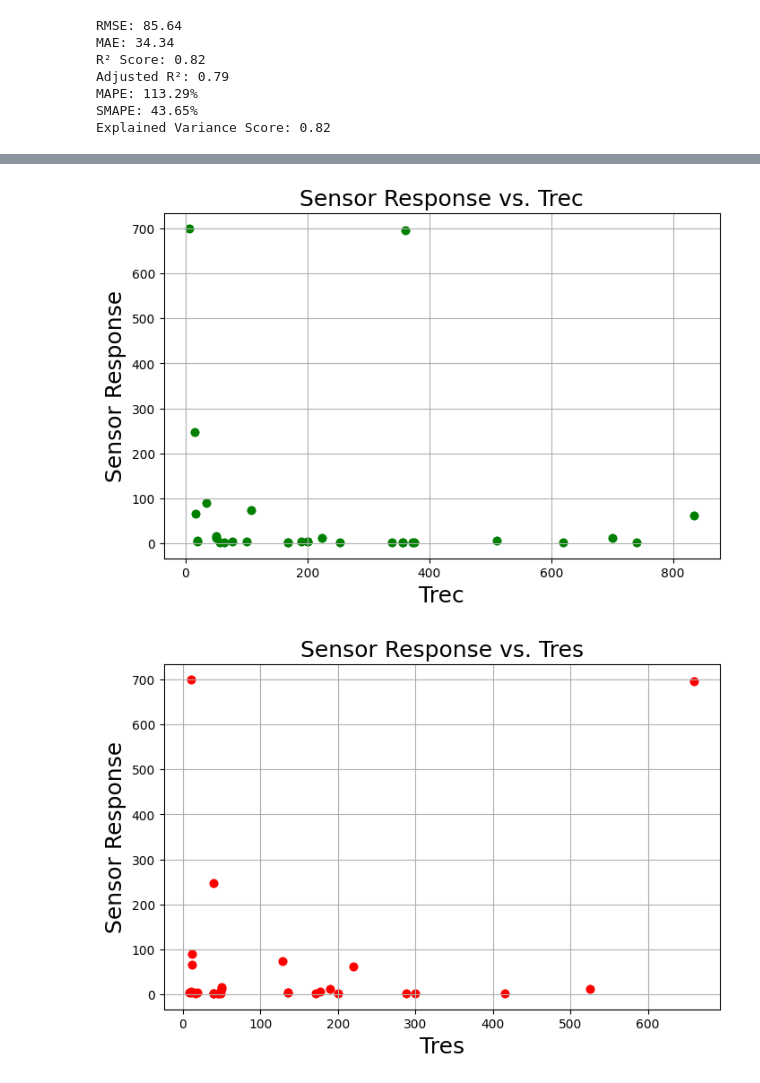
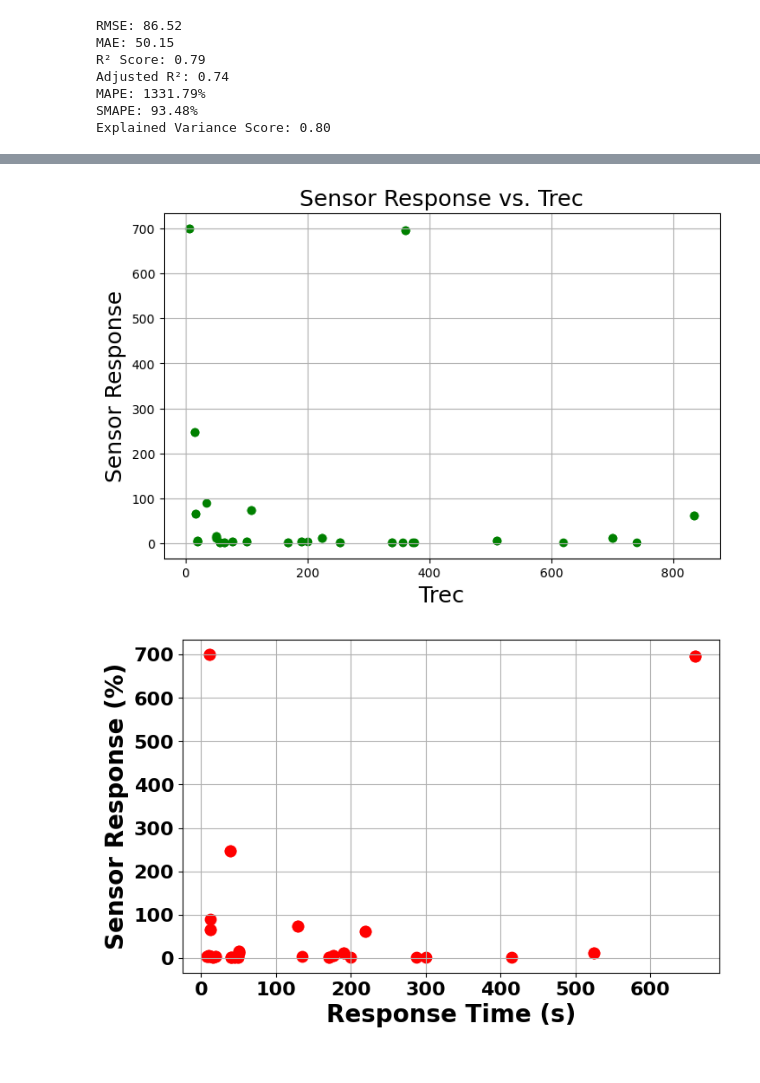
Before and after one commit to MonikSense/SensrGOSnO2, a Jupyter notebook: rGOSnO2_RFR training loss and accuracy.ipynb, the cells around one changed output, grey strips where cells are left out. Drawn from its saved outputs; the diff is of its cells as text; code cells hidden in the pictures.

```diff
--- a/rGOSnO2_RFR training loss and accuracy.ipynb
+++ b/rGOSnO2_RFR training loss and accuracy.ipynb
@@ -122,12 +122,14 @@ plt.grid()
 plt.show()
 
 
-# Plot Sensor Response vs. Trec
+# Plot Sensor Response vs. Tres
 plt.figure(figsize=(8, 5))
-plt.scatter(data['Tres'], data['Sensor Response'], color='red')
-plt.xlabel("Tres", fontsize=18)
-plt.ylabel("Sensor Response", fontsize=18)
-plt.title("Sensor Response vs. Tres", fontsize=18)
+plt.scatter(data['Tres'], data['Sensor Response'], color='red', s=80)
+plt.xlabel("Response Time (s)", fontsize=20, fontweight='bold')
+plt.xticks(fontsize=16, fontweight='bold')
+plt.ylabel("Sensor Response (%)", fontsize=20, fontweight='bold')
+plt.yticks(fontsize=16, fontweight='bold')
+# plt.title("Sensor Response vs. Tres", fontsize=18)
 plt.grid()
 plt.show()
 
@@ -151,10 +153,10 @@ plt.title("Sensor Response vs. OperTemp", fontsize=18)
 plt.grid()
 plt.show()
 # %% [output]
-RMSE: 85.64
-MAE: 34.34
-R² Score: 0.82
-Adjusted R²: 0.79
-MAPE: 113.29%
-SMAPE: 43.65%
-Explained Variance Score: 0.82
+RMSE: 86.52
+MAE: 50.15
+R² Score: 0.79
+Adjusted R²: 0.74
+MAPE: 1331.79%
+SMAPE: 93.48%
+Explained Variance Score: 0.80
@@ -164,4 +166,4 @@ Explained Variance Score: 0.82
 [figure]
-[figure, old version]
+[figure, new version]
 [figure]
 [figure]
```
Also changed, not shown: parts of 1 cell of this notebook.
